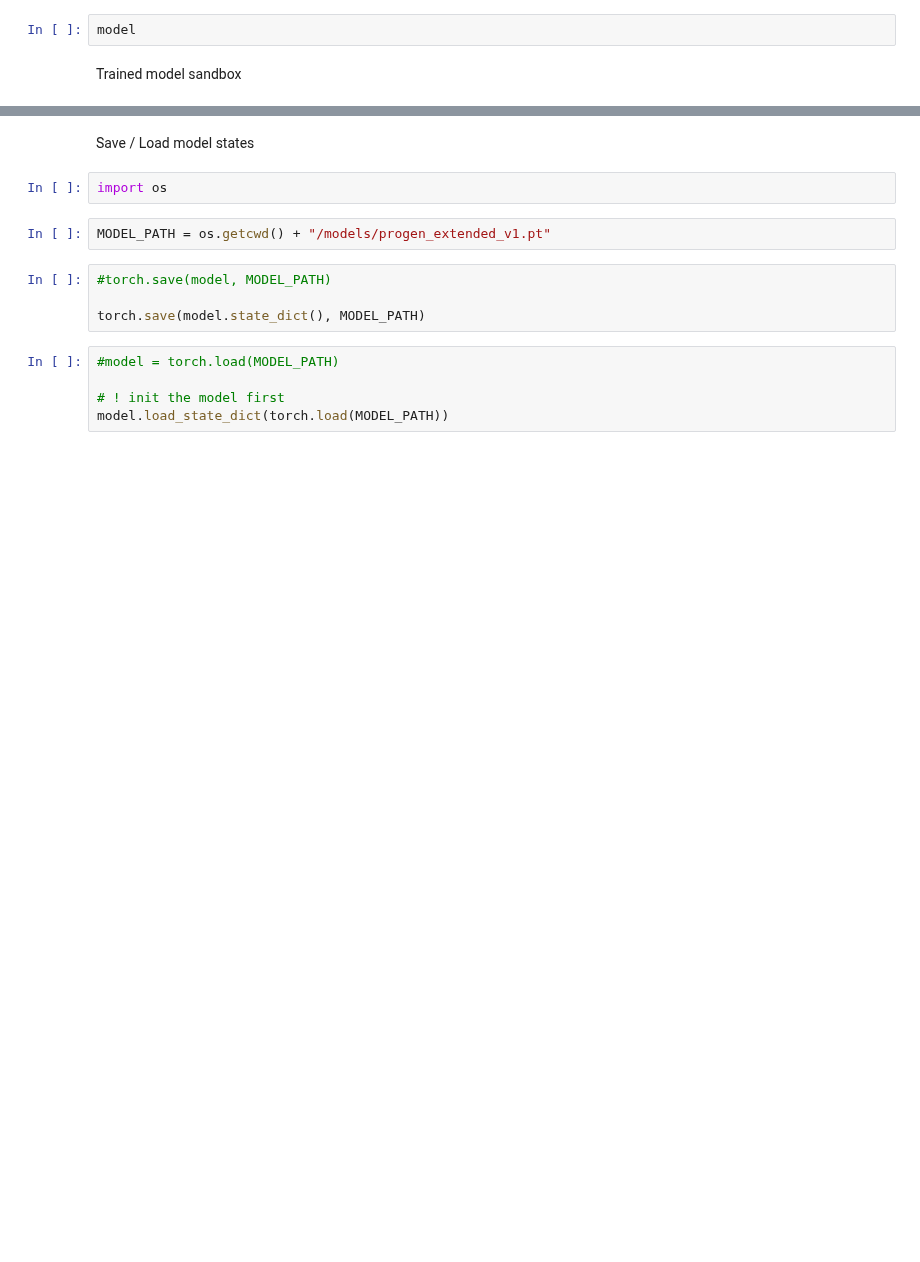
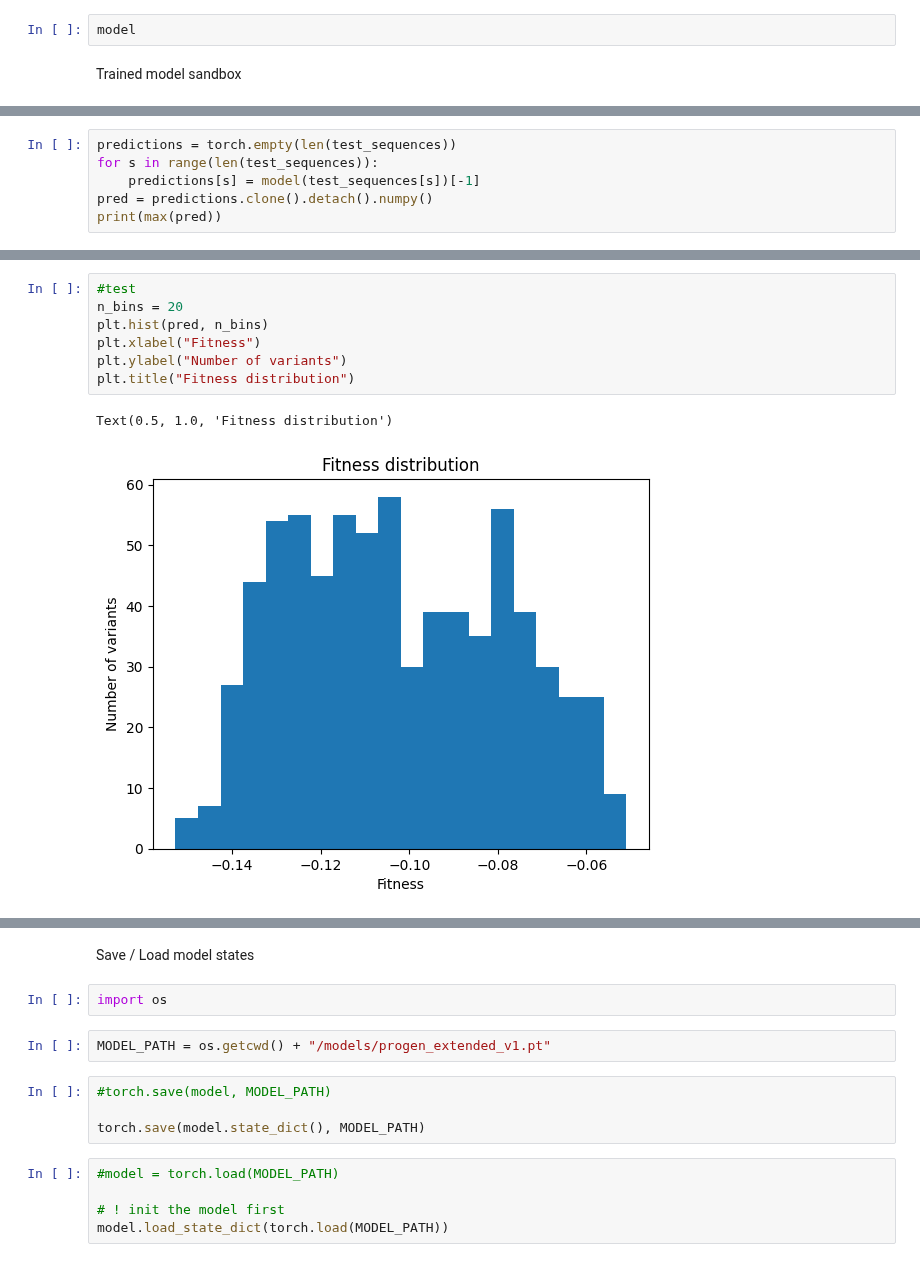
Before and after one commit to soldatmat/PELLM, a Jupyter notebook: code/llm/progen_extended.ipynb, the cells around one changed output, grey strips where cells are left out. Saved outputs shown, nothing was run; the diff lists cells and outputs as text; blank space fills up the shorter version.

```diff
--- a/code/llm/progen_extended.ipynb
+++ b/code/llm/progen_extended.ipynb
@@ -89,0 +108,6 @@ best_test_variant
+# %%
+predictions = torch.empty(len(test_sequences))
+for s in range(len(test_sequences)):
+    predictions[s] = model(test_sequences[s])[-1]
+pred = predictions.clone().detach().numpy()
+print(max(pred))
@@ -89,0 +128,10 @@ best_test_variant
+# %%
+#test
+n_bins = 20
+plt.hist(pred, n_bins)
+plt.xlabel("Fitness")
+plt.ylabel("Number of variants")
+plt.title("Fitness distribution")
+# %% [output]
+Text(0.5, 1.0, 'Fitness distribution')
+[figure, added]
```
Also changed, not shown: parts of 25 cells of this notebook, 1 other file.
